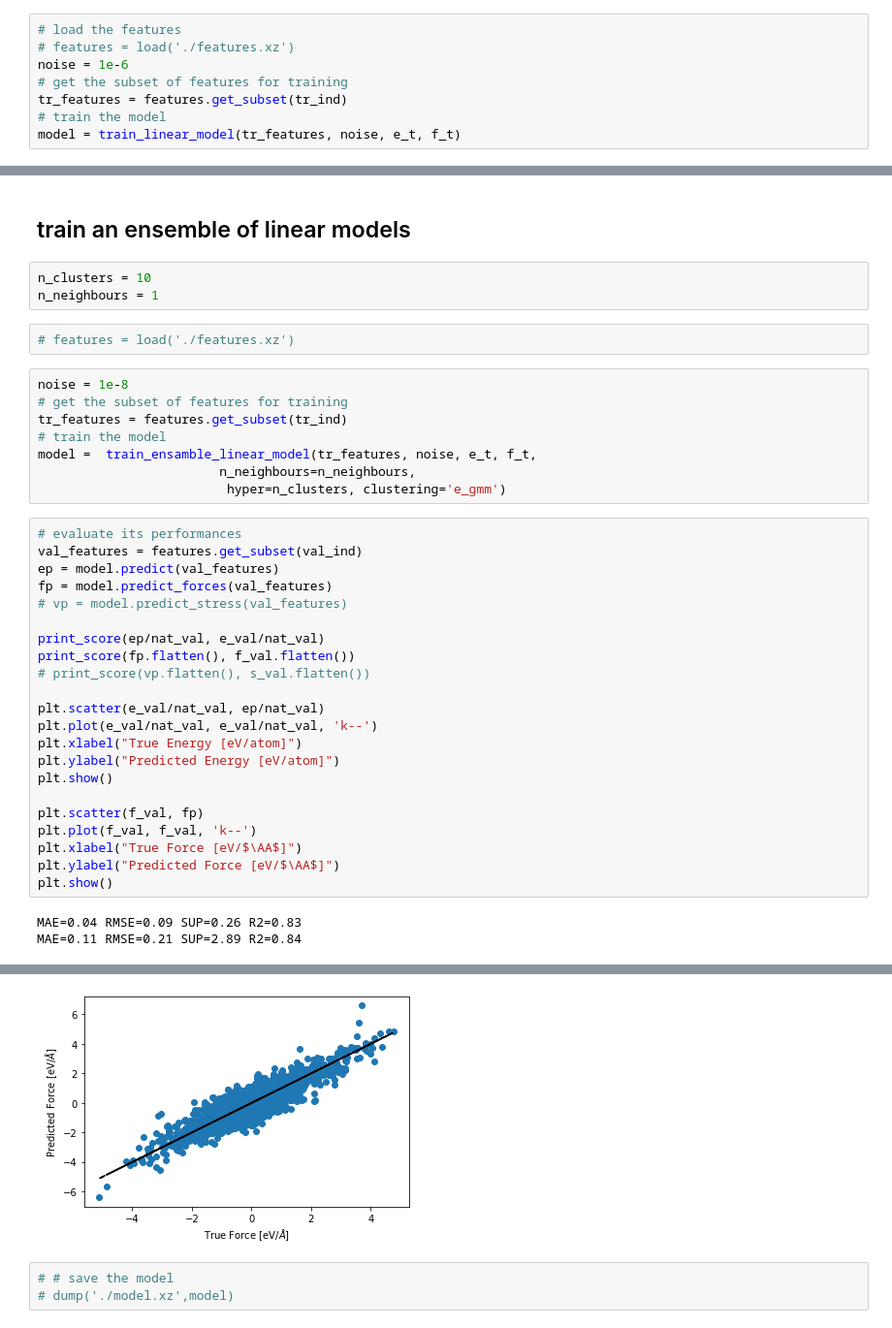
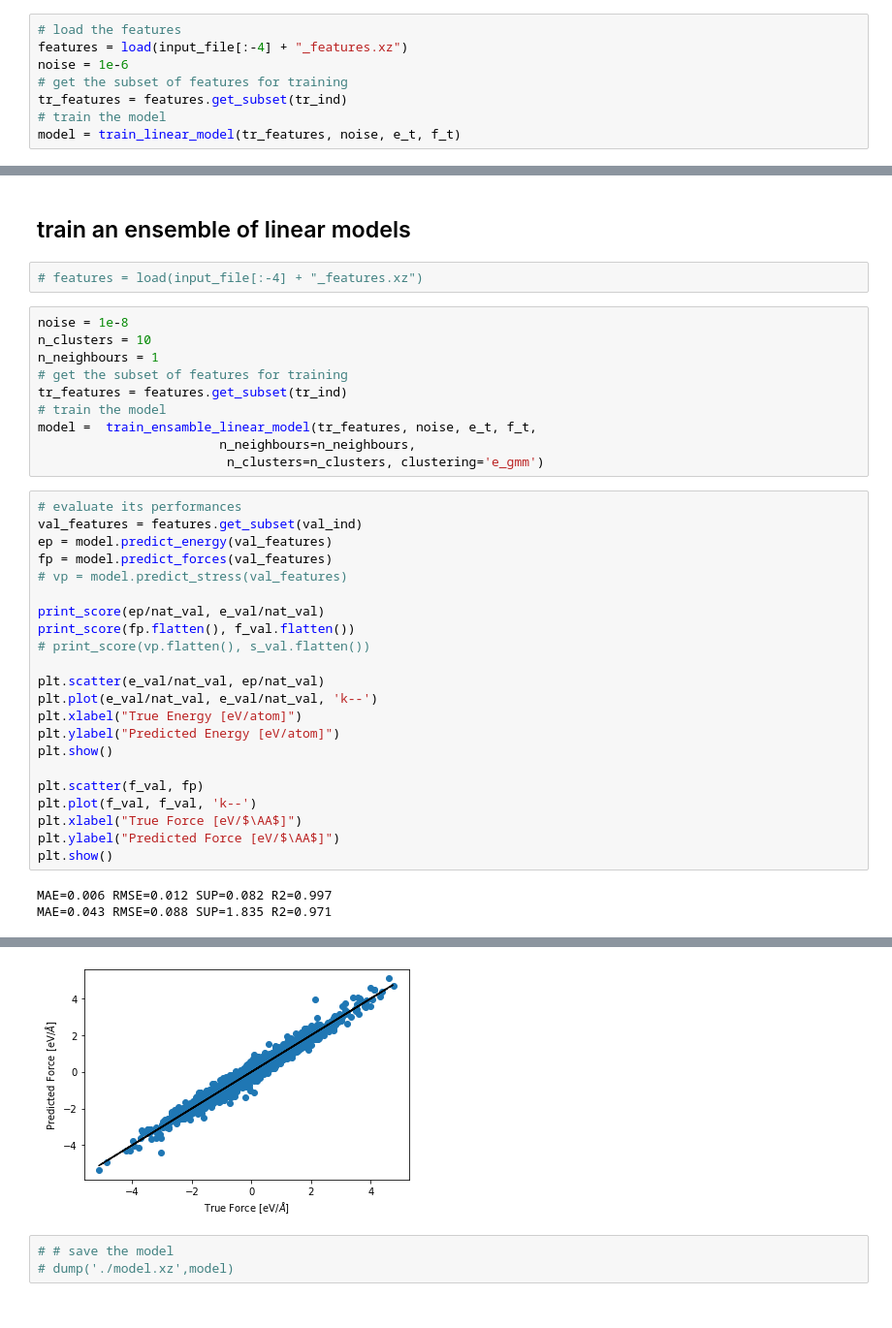
Before and after one commit to ClaudioZeni/Castle, a Jupyter notebook: notebooks/Si_showcase.ipynb, the cells around one changed output, grey strips where cells are left out. Shown at 97% size. Cells and saved outputs as stored; diff of their text form.

```diff
--- a/notebooks/Si_showcase.ipynb
+++ b/notebooks/Si_showcase.ipynb
@@ -88,6 +88,6 @@ Train a linear model
 # %%
 # load the features
-# features = load('./features.xz')
+features = load(input_file[:-4] + "_features.xz")
 noise = 1e-6
 # get the subset of features for training
 tr_features = features.get_subset(tr_ind)
@@ -123,22 +121,21 @@ MAE=0.26 RMSE=0.41 SUP=3.95 R2=0.45
 # %% [markdown]
 ## train an ensemble of linear models
-# %%
-n_clusters = 10
-n_neighbours = 1
 # %%
-# features = load('./features.xz')
+# features = load(input_file[:-4] + "_features.xz")
 # %%
 noise = 1e-8
+n_clusters = 10
+n_neighbours = 1
 # get the subset of features for training
 tr_features = features.get_subset(tr_ind)
 # train the model
 model =  train_ensamble_linear_model(tr_features, noise, e_t, f_t,
                         n_neighbours=n_neighbours,
-                         hyper=n_clusters, clustering='e_gmm')
+                         n_clusters=n_clusters, clustering='e_gmm')
 # %%
 # evaluate its performances
 val_features = features.get_subset(val_ind)
-ep = model.predict(val_features)
+ep = model.predict_energy(val_features)
 fp = model.predict_forces(val_features)
 # vp = model.predict_stress(val_features)
 
@@ -158,5 +155,5 @@ plt.xlabel("True Force [eV/$\AA$]")
 plt.ylabel("Predicted Force [eV/$\AA$]")
 plt.show()
 # %% [output]
-MAE=0.04 RMSE=0.09 SUP=0.26 R2=0.83
-MAE=0.11 RMSE=0.21 SUP=2.89 R2=0.84
+MAE=0.006 RMSE=0.012 SUP=0.082 R2=0.997
+MAE=0.043 RMSE=0.088 SUP=1.835 R2=0.971
@@ -164,4 +161,4 @@ MAE=0.11 RMSE=0.21 SUP=2.89 R2=0.84
-[figure, old version]
+[figure, new version]
 # %%
 # # save the model
 # dump('./model.xz',model)
```
Also changed, not shown: parts of 5 cells of this notebook, 4 other files.
